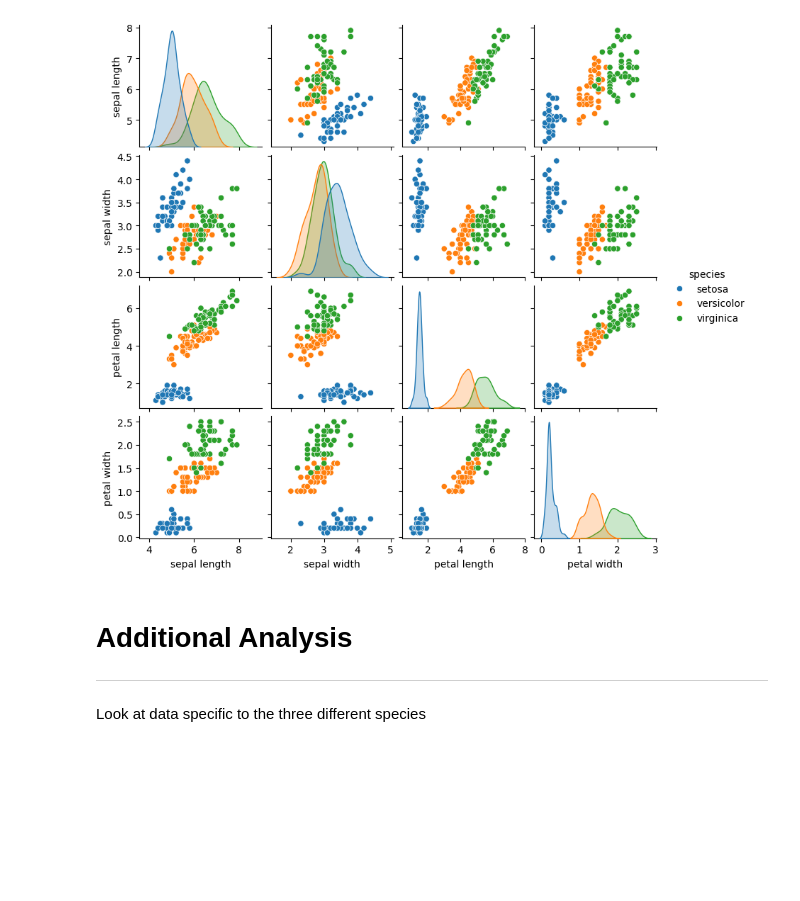
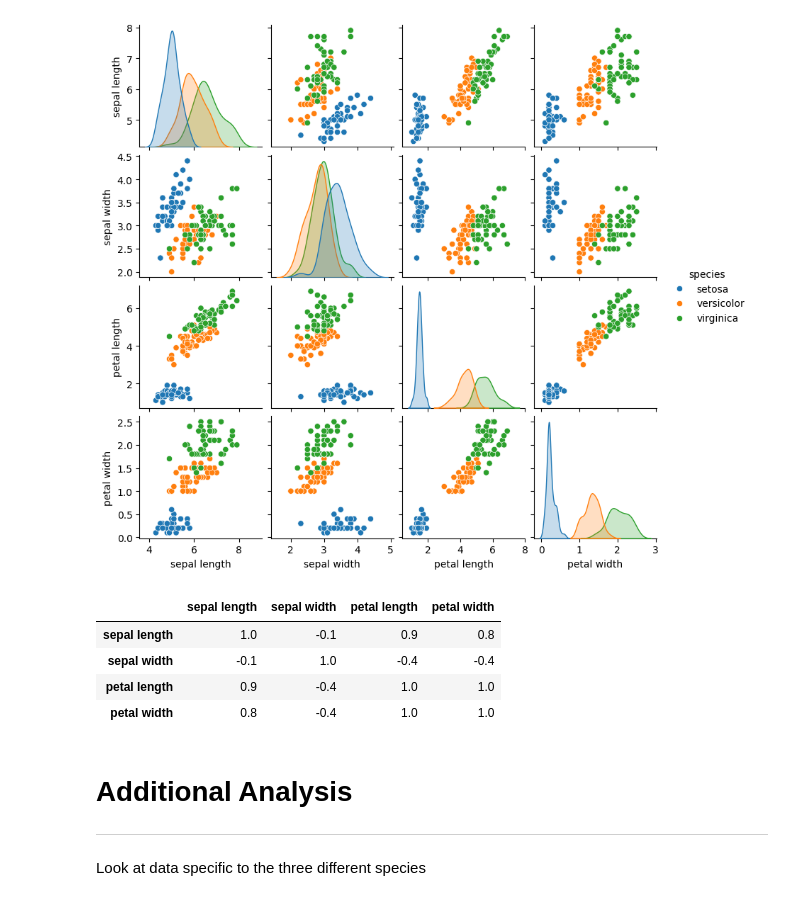
Before and after one commit to daveysull/pands-project, a Jupyter notebook: project.ipynb, the cells around one changed output. Drawn from its saved outputs; the diff is of its cells as text; code cells hidden in the pictures; blank space fills up the shorter version.

Commit message:
Correlation Coefficient

```diff
--- a/project.ipynb
+++ b/project.ipynb
@@ -195,6 +201,17 @@ plt.show()
 # %% [output]
 <seaborn.axisgrid.PairGrid at 0x...>
 [figure]
+# %%
+# Compute the correlation matrix (All columns except 'species')
+columns_to_correlate = ['sepal length','sepal width', 'petal length', 'petal width']
+correlation_matrix = iris[columns_to_correlate].corr().round(1)
+correlation_matrix
+# %% [output]
+|  | sepal length | sepal width | petal length | petal width |
+| sepal length | 1.0 | -0.1 | 0.9 | 0.8 |
+| sepal width | -0.1 | 1.0 | -0.4 | -0.4 |
+| petal length | 0.9 | -0.4 | 1.0 | 1.0 |
+| petal width | 0.8 | -0.4 | 1.0 | 1.0 |
 # %% [markdown]
 # Additional Analysis
 ***
```
Also changed, not shown: parts of 3 cells of this notebook.
